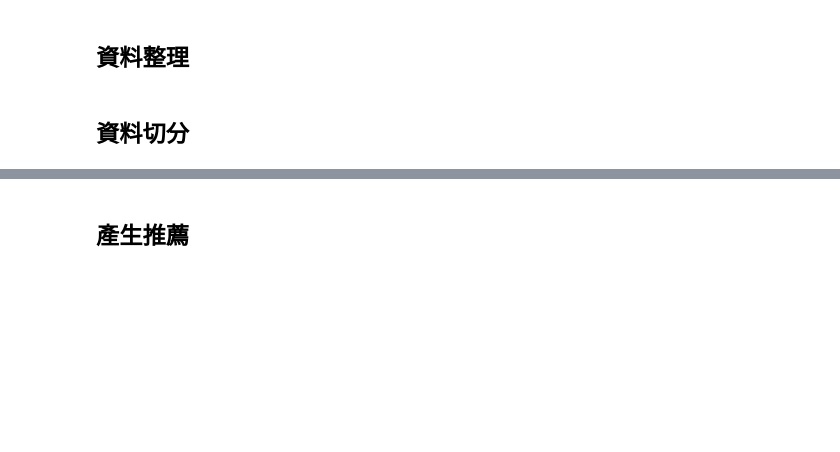
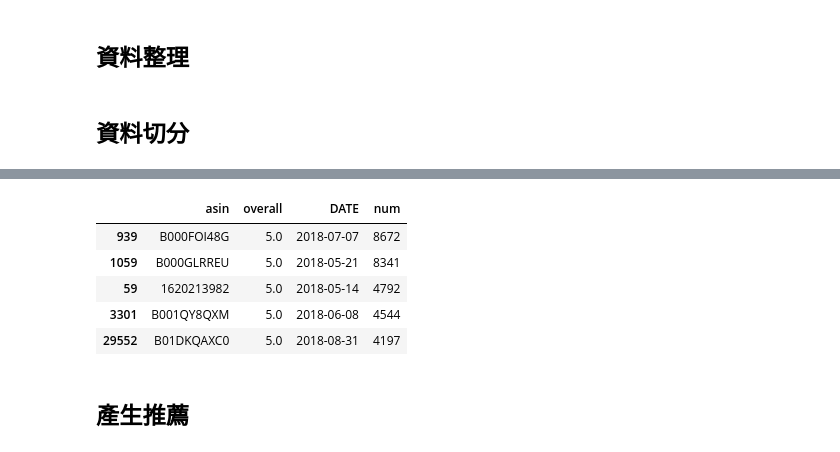
Before and after one commit to Cynthia-He02/data-course-sample, a Jupyter notebook: sample.ipynb, the cells around one changed output, grey strips where cells are left out. Drawn from its saved outputs; the diff is of its cells as text; code cells hidden in the pictures; blank space fills up the shorter version.

```diff
--- a/sample.ipynb
+++ b/sample.ipynb
@@ -64,0 +119,12 @@ users = list(ratings_testings_by_user.keys())
+# %%
+# 將整理後的資料表做排序，方便觀察資料集狀態
+
+ratings_trainings3 = ratings_trainings2.sort_values(by=['num', 'overall', 'DATE'], ascending=[False, False, False])
+ratings_trainings3.head()
+# %% [output]
+|  | asin | overall | DATE | num |
+| 939 | B000FOI48G | 5.0 | 2018-07-07 | 8672 |
+| 1059 | B000GLRREU | 5.0 | 2018-05-21 | 8341 |
+| 59 | 1620213982 | 5.0 | 2018-05-14 | 4792 |
+| 3301 | B001QY8QXM | 5.0 | 2018-06-08 | 4544 |
+| 29552 | B01DKQAXC0 | 5.0 | 2018-08-31 | 4197 |
```
Also changed, not shown: parts of 11 cells of this notebook.
